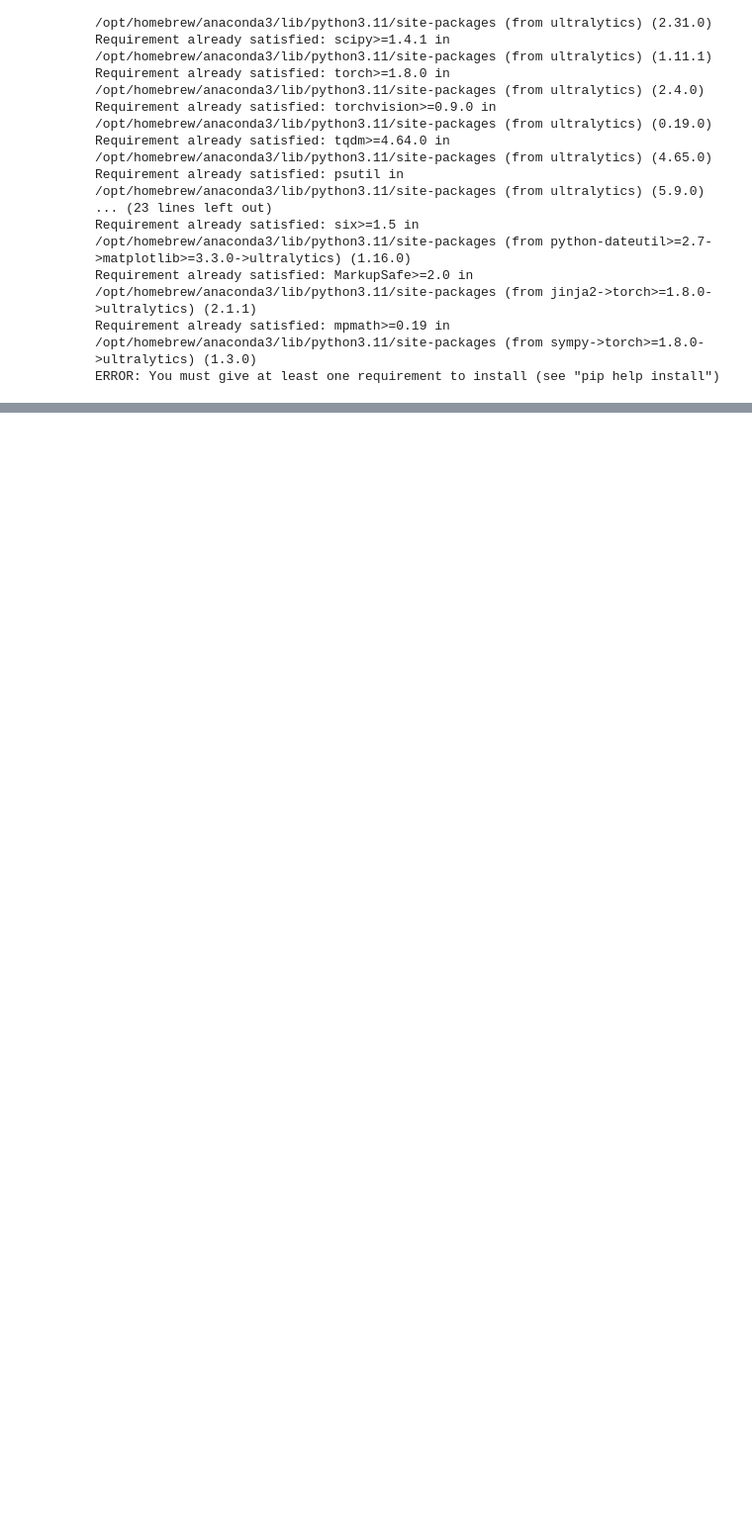
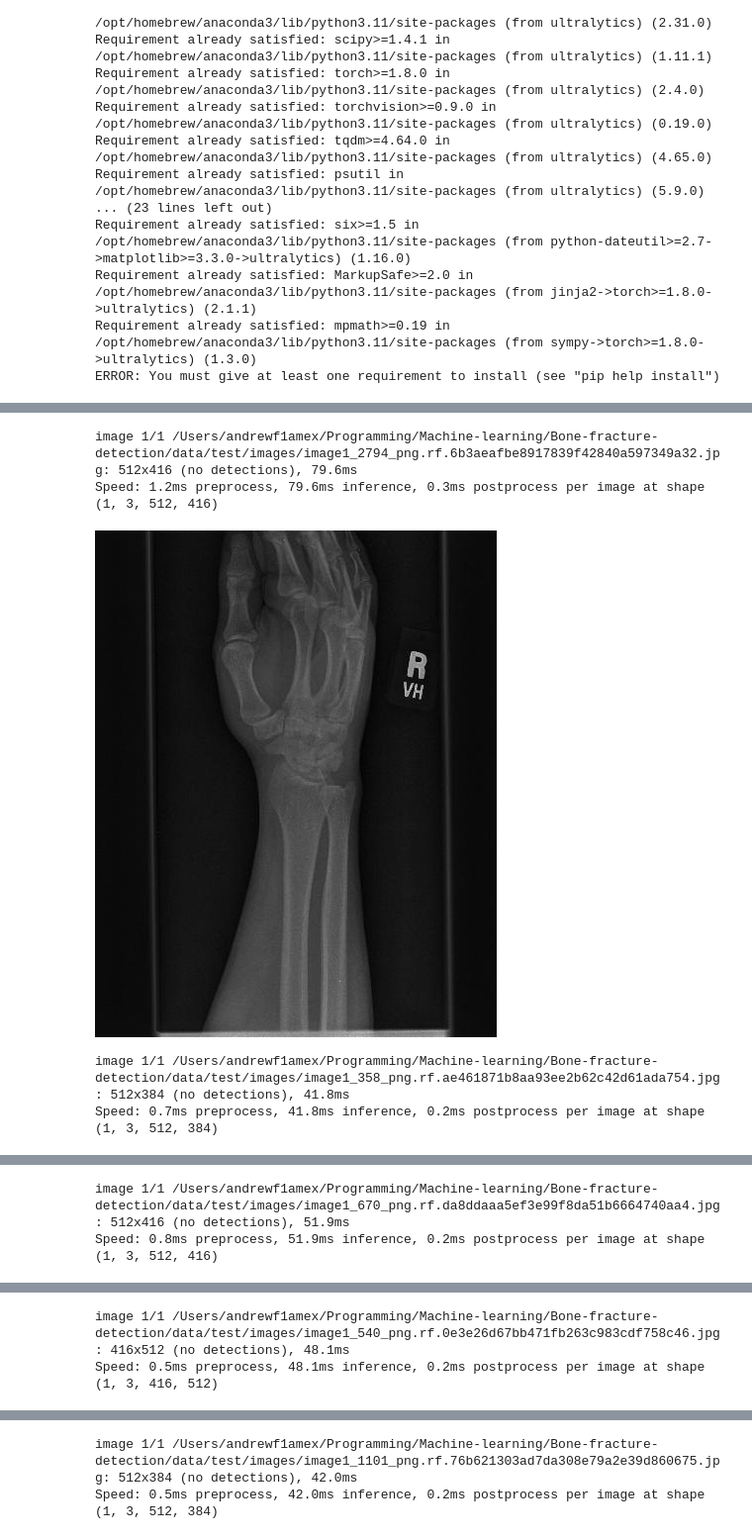
Before and after one commit to F1ameX/Machine-learning, a Jupyter notebook: Bone-fracture-detection/sample.ipynb, the cells around one changed output, grey strips where cells are left out. Shown at 99% size. Drawn from its saved outputs; the diff is of its cells as text; code cells hidden in the pictures; blank space fills up the shorter version.

Commit message:
Model finished + no readme

```diff
--- a/Bone-fracture-detection/sample.ipynb
+++ b/Bone-fracture-detection/sample.ipynb
@@ -26,6 +28,6 @@ from ultralytics import YOLO
 # %%
 model = YOLO('yolov8n.pt')
-results = model.train(data='data/data.yaml', epochs=5, imgsz=512)
+results = model.train(data='data/data.yaml', epochs=10, imgsz=512)
 # %% [output]
 New https://pypi.org/project/ultralytics/8.2.81 available 😃 Update with 'pip install -U ultralytics'
 Ultralytics YOLOv8.2.76 🚀 Python-3.11.5 torch-2.4.0 CPU (Apple M2)
@@ -58,0 +101,20 @@ Starting training for 5 epochs...
+# %%
+images = os.listdir('data/test/images')
+sample_images = random.sample(images, 5)
+save_dir = '/opt/homebrew/runs/detect/bones'
+os.makedirs(save_dir, exist_ok=True)
+
+for image in sample_images:
+    image_path = os.path.join('data/test/images', image)
+    results = model(image_path)
+
+    for i, result in enumerate(results):
+        result.plot(save=True, filename=os.path.join(save_dir, os.path.basename(image_path)))
+        result_image_path = os.path.join(save_dir, os.path.basename(image_path))
+        display(Image.open(result_image_path))
+# %% [output]
+image 1/1 /Users/andrewf1amex/Programming/Machine-learning/Bone-fracture-detection/data/test/images/image1_2794_png.rf.6b3aeafbe8917839f42840a597349a32.jpg: 512x416 (no detections), 79.6ms
+Speed: 1.2ms preprocess, 79.6ms inference, 0.3ms postprocess per image at shape (1, 3, 512, 416)
+[figure, added]
+image 1/1 /Users/andrewf1amex/Programming/Machine-learning/Bone-fracture-detection/data/test/images/image1_358_png.rf.ae461871b8aa93ee2b62c42d61ada754.jpg: 512x384 (no detections), 41.8ms
+Speed: 0.7ms preprocess, 41.8ms inference, 0.2ms postprocess per image at shape (1, 3, 512, 384)
@@ -58,0 +122,2 @@ Starting training for 5 epochs...
+image 1/1 /Users/andrewf1amex/Programming/Machine-learning/Bone-fracture-detection/data/test/images/image1_670_png.rf.da8ddaaa5ef3e99f8da51b6664740aa4.jpg: 512x416 (no detections), 51.9ms
+Speed: 0.8ms preprocess, 51.9ms inference, 0.2ms postprocess per image at shape (1, 3, 512, 416)
@@ -58,0 +125,2 @@ Starting training for 5 epochs...
+image 1/1 /Users/andrewf1amex/Programming/Machine-learning/Bone-fracture-detection/data/test/images/image1_540_png.rf.0e3e26d67bb471fb263c983cdf758c46.jpg: 416x512 (no detections), 48.1ms
+Speed: 0.5ms preprocess, 48.1ms inference, 0.2ms postprocess per image at shape (1, 3, 416, 512)
@@ -58,0 +128,2 @@ Starting training for 5 epochs...
+image 1/1 /Users/andrewf1amex/Programming/Machine-learning/Bone-fracture-detection/data/test/images/image1_1101_png.rf.76b621303ad7da308e79a2e39d860675.jpg: 512x384 (no detections), 42.0ms
+Speed: 0.5ms preprocess, 42.0ms inference, 0.2ms postprocess per image at shape (1, 3, 512, 384)
```
Also changed, not shown: parts of 4 cells of this notebook.
